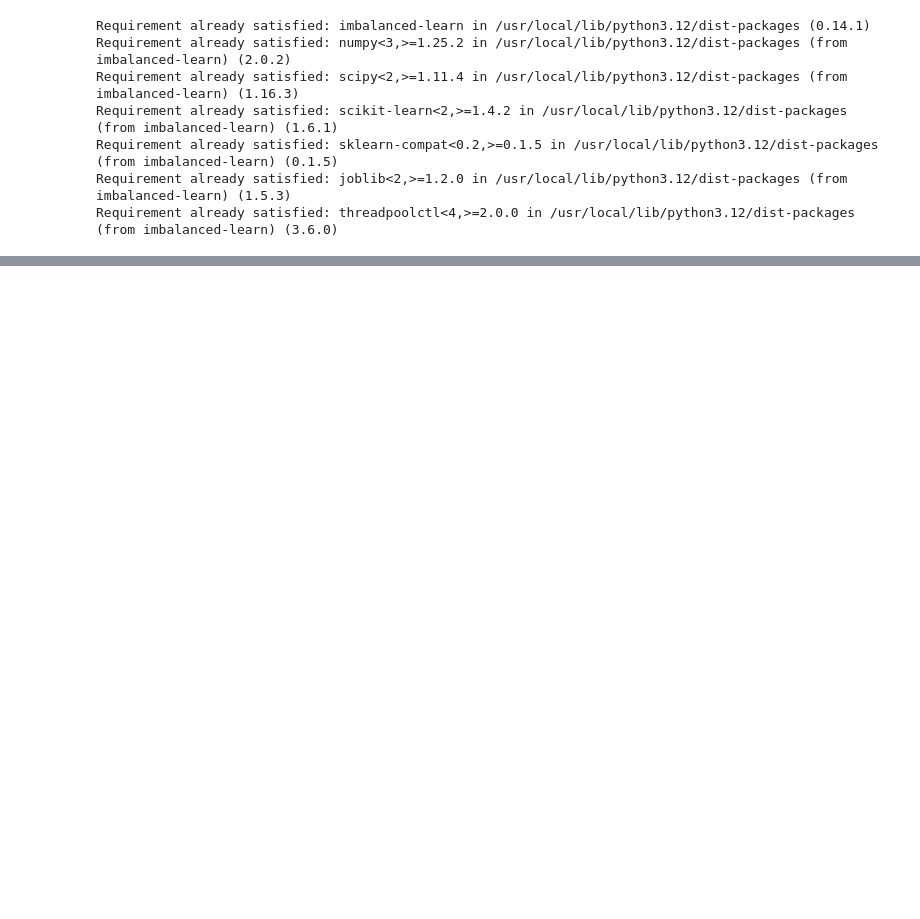
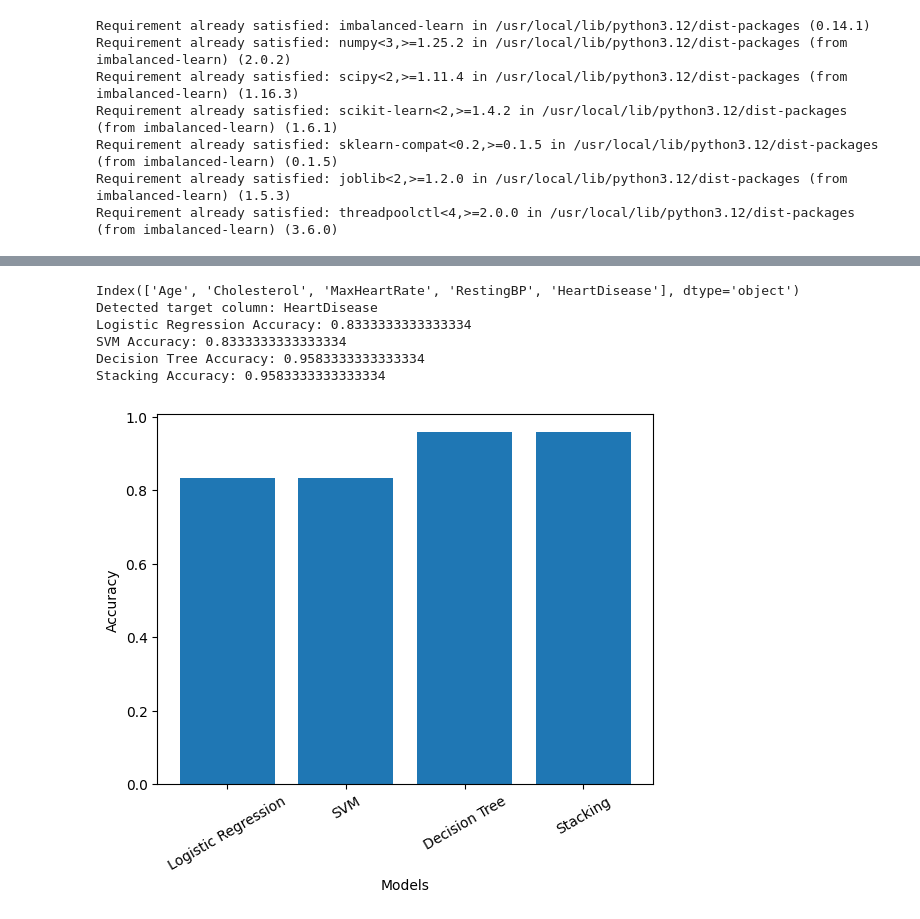
Before and after one commit to NaveenSundaramoorthy/24BAD076-Machine-Learning-, a Jupyter notebook: exp_6(24BAD076).ipynb, the cells around one changed output, grey strips where cells are left out. Drawn from its saved outputs; the diff is of its cells as text; code cells hidden in the pictures; blank space fills up the shorter version.

```diff
--- a/exp_6(24BAD076).ipynb
+++ b/exp_6(24BAD076).ipynb
@@ -192 +142,80 @@ Please also refer to the documentation for alternative solver options:
+# %%
+import pandas as pd
+import matplotlib.pyplot as plt
+
+from sklearn.model_selection import train_test_split
+from sklearn.preprocessing import LabelEncoder
+from sklearn.metrics import accuracy_score
+
+from sklearn.linear_model import LogisticRegression
+from sklearn.svm import SVC
+from sklearn.tree import DecisionTreeClassifier
+from sklearn.ensemble import StackingClassifier
+
+df = pd.read_csv('heart_stacking.csv')
+
+print(df.columns)
+
+df = df.dropna()
+
+for col in df.select_dtypes(include='object'):
+    df[col] = LabelEncoder().fit_transform(df[col])
+
+target_col = df.columns[-1]
+print("Detected target column:", target_col)
+
+X = df.drop(target_col, axis=1)
+y = df[target_col]
+
+X_train, X_test, y_train, y_test = train_test_split(
+    X, y, test_size=0.2, random_state=42
+)
+
+lr = LogisticRegression(max_iter=1000)
+svm = SVC(probability=True)
+dt = DecisionTreeClassifier()
+
+estimators = [
+    ('lr', lr),
+    ('svm', svm),
+    ('dt', dt)
+]
+
+stack = StackingClassifier(
+    estimators=estimators,
+    final_estimator=LogisticRegression()
+)
+
+models = {
+    "Logistic Regression": lr,
+    "SVM": svm,
+    "Decision Tree": dt,
+    "Stacking": stack
+}
+
+accuracies = []
+names = []
+
+for name, model in models.items():
+    model.fit(X_train, y_train)
+    y_pred = model.predict(X_test)
+    acc = accuracy_score(y_test, y_pred)
+    print(name, "Accuracy:", acc)
+    accuracies.append(acc)
+    names.append(name)
+
+plt.figure()
+plt.bar(names, accuracies)
+plt.xlabel("Models")
+plt.ylabel("Accuracy")
+plt.xticks(rotation=30)
+plt.show()
+# %% [output]
+Index(['Age', 'Cholesterol', 'MaxHeartRate', 'RestingBP', 'HeartDisease'], dtype='object')
+Detected target column: HeartDisease
+Logistic Regression Accuracy: 0.8333333333333334
+SVM Accuracy: 0.8333333333333334
+Decision Tree Accuracy: 0.9583333333333334
+Stacking Accuracy: 0.9583333333333334
+[figure, added]
 # %% [markdown]
```
Also changed, not shown: parts of 12 cells of this notebook.
